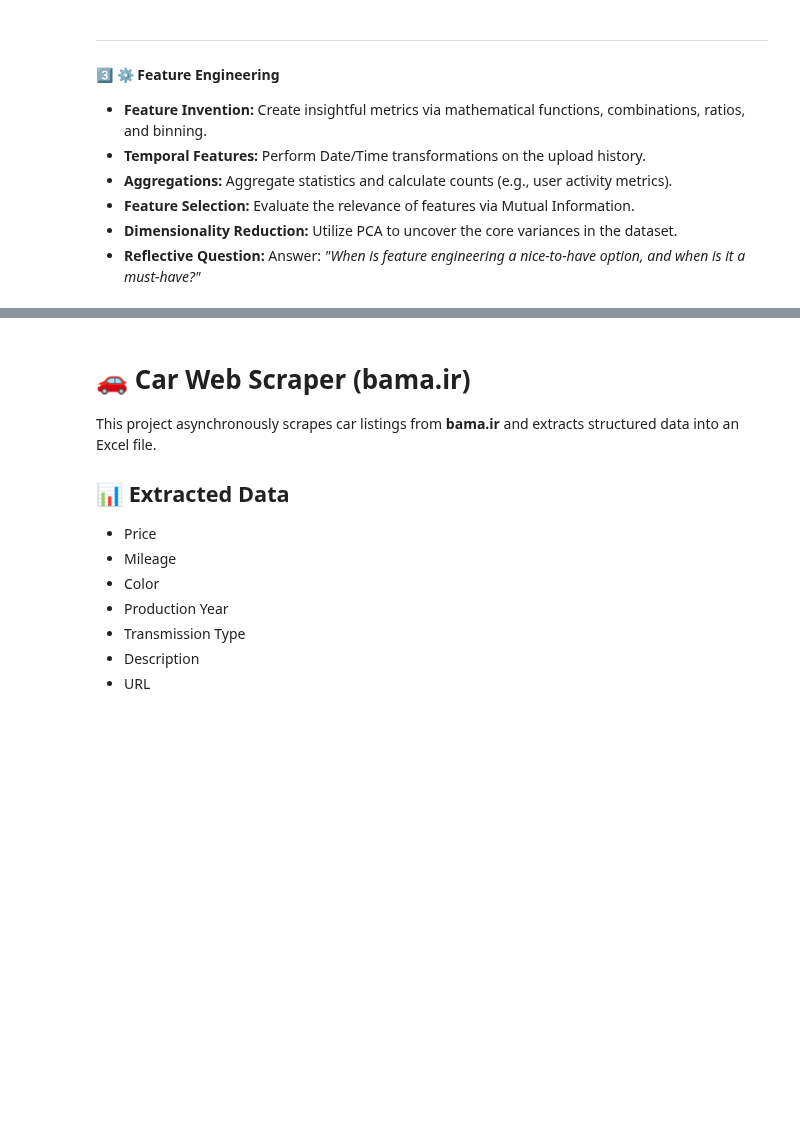
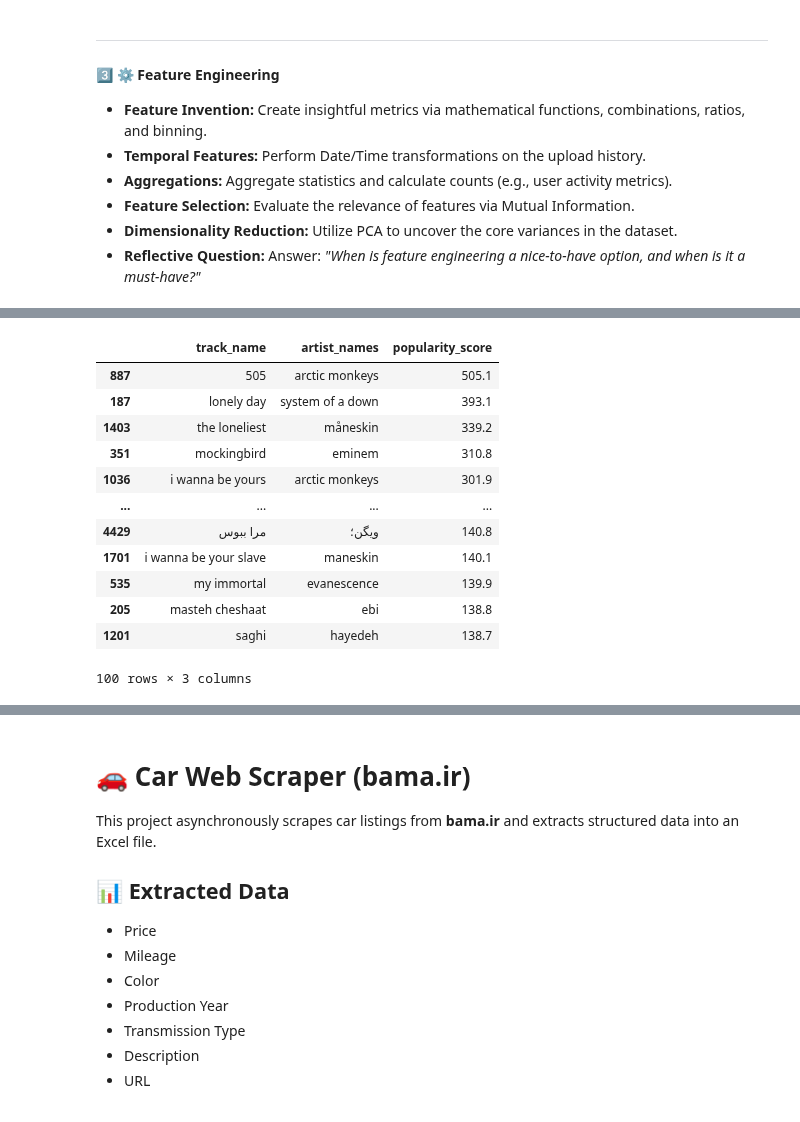
Before and after one commit to MaximumAsp66915/Applied_Data_Science_Course, a Jupyter notebook: ADS_A01/notebooks/01_Main_Analysis.ipynb, the cells around one changed output, grey strips where cells are left out. Drawn from its saved outputs; the diff is of its cells as text; code cells hidden in the pictures; blank space fills up the shorter version.

```diff
--- a/ADS_A01/notebooks/01_Main_Analysis.ipynb
+++ b/ADS_A01/notebooks/01_Main_Analysis.ipynb
@@ -1113,0 +1164,24 @@ plt.show()
+# %%
+df_tracks["popularity_score"] = (
+    df_tracks["total_likes"] * 1.0 +
+    df_tracks["total_dislikes"] * -1.5 +
+    df_tracks["total_reactions"] * 0.5 +
+    df_tracks["num_senders"] * 0.5 +
+    df_tracks["reactions_w_sum"] * 0.8
+)
+top_popularity = df_tracks.sort_values("popularity_score", ascending=False)[1:]
+top_popularity[["track_name", "artist_names", "popularity_score"]].head(100)
+# %% [output]
+|  | track_name | artist_names | popularity_score |
+| 887 | 505 | arctic monkeys | 505.1 |
+| 187 | lonely day | system of a down | 393.1 |
+| 1403 | the loneliest | måneskin | 339.2 |
+| 351 | mockingbird | eminem | 310.8 |
+| 1036 | i wanna be yours | arctic monkeys | 301.9 |
+| ... | ... | ... | ... |
+| 4429 | مرا ببوس | ویگن؛ | 140.8 |
+| 1701 | i wanna be your slave | maneskin | 140.1 |
+| 535 | my immortal | evanescence | 139.9 |
+| 205 | masteh cheshaat | ebi | 138.8 |
+| 1201 | saghi | hayedeh | 138.7 |
+100 rows × 3 columns
```
Also changed, not shown: parts of 17 cells of this notebook, 2 other files.
